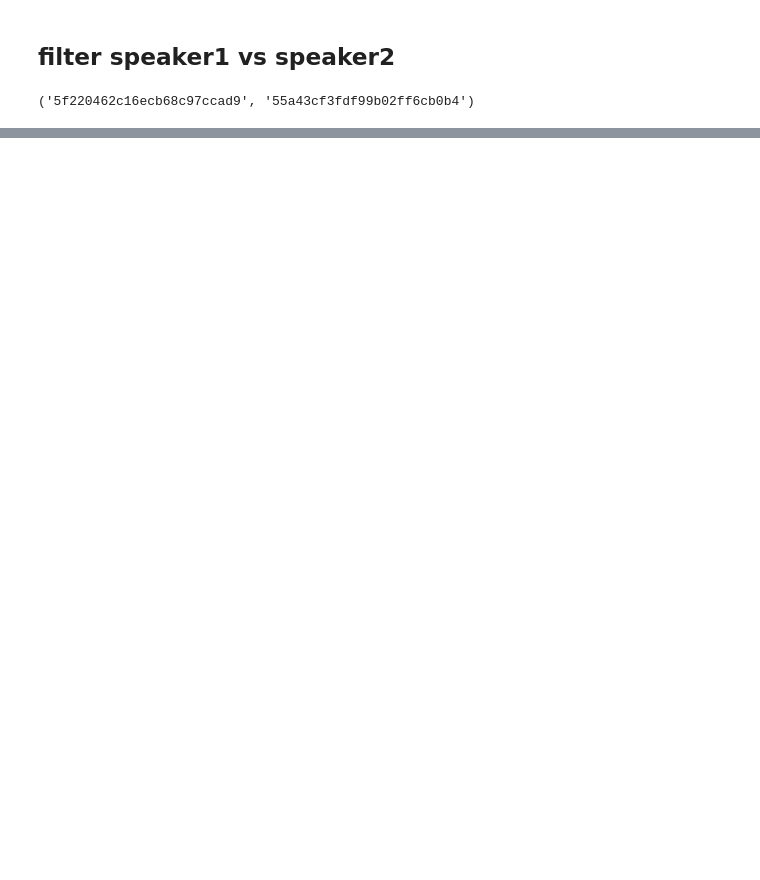
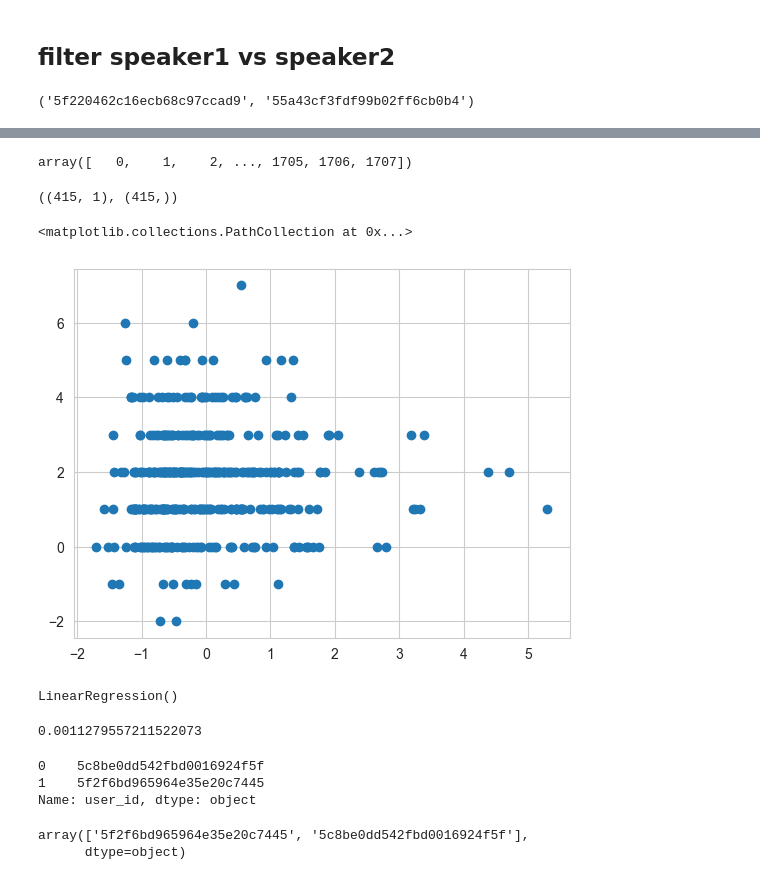
Before and after one commit to luciaFang/chatbot_IAI, a Jupyter notebook: notebooks/load_transcript.ipynb, the cells around one changed output, grey strips where cells are left out. Drawn from its saved outputs; the diff is of its cells as text; code cells hidden in the pictures; blank space fills up the shorter version.

Commit message:
transcript

```diff
--- a/notebooks/load_transcript.ipynb
+++ b/notebooks/load_transcript.ipynb
@@ -72,0 +65,29 @@ Name: utterance, Length: 100, dtype: object
+# %%
+survey_list = []
+for subdir, dirs, files in notebook.tqdm(os.walk(rootdir)):
+    for file in files:
+        if file=="survey.csv":
+            current_csv = pd.read_csv(os.path.join(subdir, file))
+            survey_list.append(current_csv)
+# %%
+preaffect_list = []
+affect_list = []
+prearousal_list = []
+arousal_list = []
+speaker1_backchannel = []
+speaker2_backchannel = []
+
+for i, survey in enumerate(notebook.tqdm(survey_list)):
+    # if ((np.mean(survey["conversationalist"]) >= 85) or (np.mean(survey["conversationalist"]) <= 65.5)):
+    if ((np.mean(survey['conversationalist']) >= 85)):
+        speaker1, speaker2 = survey["user_id"].unique()
+        speaker1_backchannel.append(transcript[i]["backchannel_count"][transcript[i]["speaker"]==speaker1].sum())
+        speaker2_backchannel.append(transcript[i]["backchannel_count"][transcript[i]["speaker"]==speaker2].sum())
+
+        preaffect_list.append(survey["pre_affect"])
+        affect_list.append(survey["affect"])
+        prearousal_list.append(survey["pre_arousal"])
+        arousal_list.append(survey["arousal"])
+# %%
+idx_notnan = np.where(~np.isnan(np.mean(affect_list, axis=1))==True)[0]
+idx_notnan.shape
@@ -72,0 +137,21 @@ Name: utterance, Length: 100, dtype: object
+# %%
+idx_notnan
+# %% [output]
+array([   0,    1,    2, ..., 1705, 1706, 1707])
+# %%
+from scipy.stats import zscore
+x = zscore(np.hstack([speaker2_backchannel[i] for i in idx_notnan]).reshape(-1, 1))
+y = np.hstack([affect_list[i][0]-preaffect_list[i][0] for i in idx_notnan])
+x.shape, y.shape
+# %% [output]
+((415, 1), (415,))
+# %%
+plt.scatter(x, y)
+# %% [output]
+<matplotlib.collections.PathCollection at 0x...>
+[figure, added]
+# %%
+lm = LinearRegression()
+lm.fit(x, y)
+# %% [output]
+LinearRegression()
@@ -72,0 +160,15 @@ Name: utterance, Length: 100, dtype: object
+# %%
+print(rsqr)
+# %% [output]
+0.0011279557211522073
+# %%
+survey_list[0]["user_id"]
+# %% [output]
+0    5c8be0dd542fbd0016924f5f
+1    5f2f6bd965964e35e20c7445
+Name: user_id, dtype: object
+# %%
+transcript[0]["speaker"].unique()
+# %% [output]
+array(['5f2f6bd965964e35e20c7445', '5c8be0dd542fbd0016924f5f'],
+      dtype=object)
```
Also changed, not shown: parts of 16 cells of this notebook, 2 other files.
